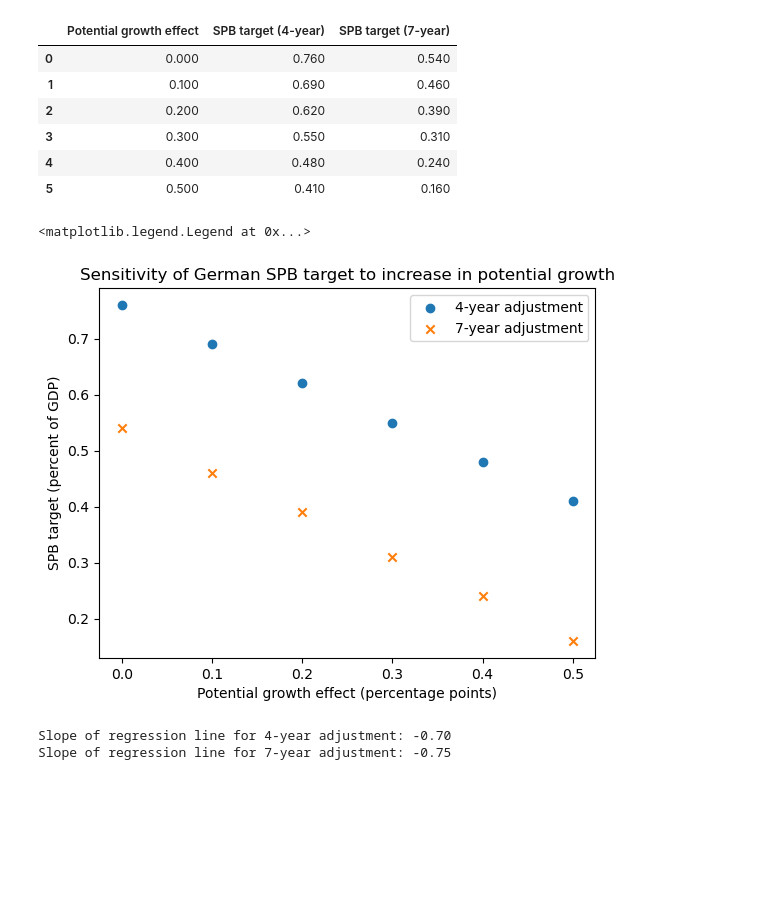
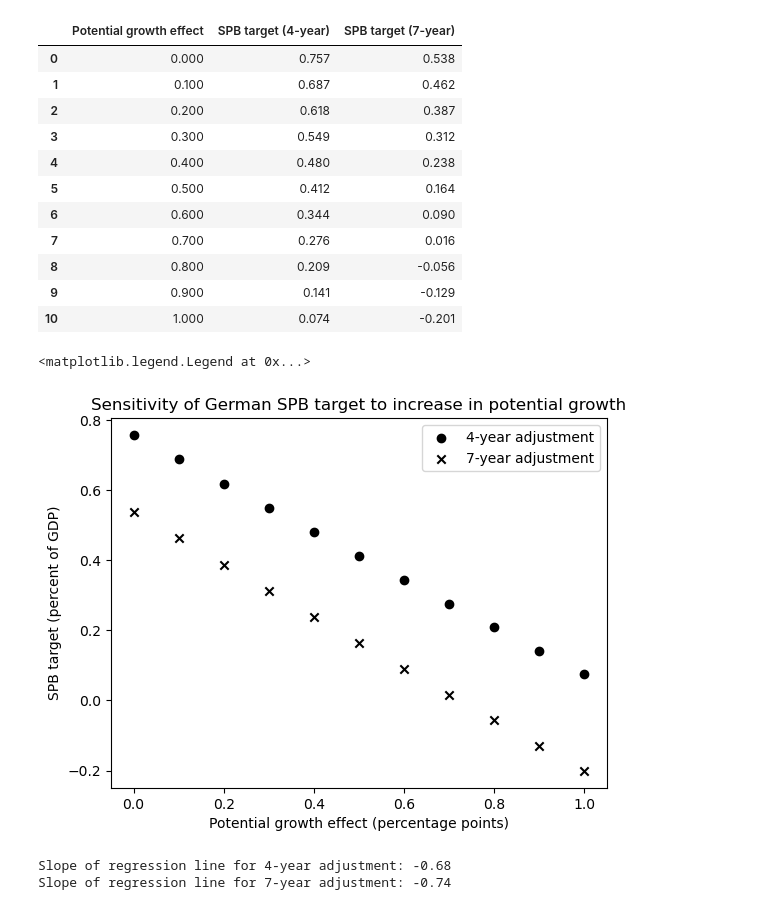
Before and after one commit to lennardwelslau/eu-debt-sustainability-analysis, a Jupyter notebook: code/exercises/potential_growth_effect.ipynb, the cells around one changed output. Saved outputs shown, nothing was run; the diff lists cells and outputs as text; code cells hidden in the pictures; blank space fills up the shorter version.

```diff
--- a/code/exercises/potential_growth_effect.ipynb
+++ b/code/exercises/potential_growth_effect.ipynb
@@ -26,22 +23,26 @@ The autoreload extension is already loaded. To reload it, use:
 # %%
-# initialize results_dict and loop through adjustment periods and rg_adj values
-results_dict = {}
+# initialize target_dict and loop through adjustment periods and rg_adj values
+target_dict = {}
+rg_dict = {}
 for period in [4,7]:
-    results_dict[period] = {}
-    for rg_adj in np.linspace(0,0.5,6):
+    target_dict[period] = {}
+    for rg_adj in np.linspace(0,1,11):
 
         # initialize DSA model for Germany
         model = dsa('DEU', adjustment_period=period)
 
-        # adjust potential GDP growth, re-project GDP to adjust output gap
+        # adjust potential GDP growth
         for t in range(1, model.projection_period):
             model.rg_pot[t] += rg_adj
             model.rgdp_pot[t] = model.rgdp_pot[t - 1] * (1 + model.rg_pot[t] / 100)
         model.rg_pot_bl = model.rg_pot.copy()
         model.rgdp_pot_bl = model.rgdp_pot.copy()
-        model._project_gdp()
+        model._project_gdp() # recalculate GDP and output gap
+        rg_dict[rg_adj] = model.rg_pot.copy()
 
         # calculate adjustment requirements and save results
-        model.find_spb_binding(edp=False)
-        results_dict[period][rg_adj] = model.spb_target_dict
+        model.find_spb_binding(edp=False, print_results=False)
+        target = model.spb_target_dict['binding']
+        target_dict[period][rg_adj] = target
+        print(f'Period: {period}, rg_adj: {rg_adj:.2f}, target: {target:.2f}')
 # %% [output]
@@ -64,0 +66,11 @@ net_expenditure_growth      3.2  , 3.128, 3.211, 3.32 , 3.358, 3.396, 3.434
+# %%
+# Sort the dictionary items by key
+plt.figure()
+for i, (rg_adj, rg_pot) in enumerate(rg_dict.items()):
+    plt.plot(range(2024, 2071), rg_pot, label=f'{rg_adj:.1f}',
+             alpha=(1 - i * 0.09), color='black')
+plt.title('Potential growth scenarios')
+plt.xlabel('Year')
+plt.ylabel('Potential growth rate')
+plt.legend(loc='upper left', bbox_to_anchor=(1, 1), title='Increase from baseline')
+plt.tight_layout()
@@ -65,37 +79,42 @@ net_expenditure_growth      3.2  , 3.128, 3.211, 3.32 , 3.358, 3.396, 3.434
 # %%
-# Create DataFrame with results in two columns
+# Create DataFrame with results
 results_df = pd.DataFrame.from_dict(
-    {period: {rg_adj: results_dict[period][rg_adj]['binding'] for rg_adj in results_dict[period]} for period in results_dict},
+    {period: {rg_adj: target_dict[period][rg_adj] for rg_adj in target_dict[period]} for period in target_dict},
     orient='index'
-).T.reset_index().round(2)
+).T.reset_index().round(3)
 results_df.columns = ['Potential growth effect', 'SPB target (4-year)', 'SPB target (7-year)']
 results_df
 # %% [output]
 |  | Potential growth effect | SPB target (4-year) | SPB target (7-year) |
-| 0 | 0.000 | 0.760 | 0.540 |
-| 1 | 0.100 | 0.690 | 0.460 |
-| 2 | 0.200 | 0.620 | 0.390 |
-| 3 | 0.300 | 0.550 | 0.310 |
-| 4 | 0.400 | 0.480 | 0.240 |
-| 5 | 0.500 | 0.410 | 0.160 |
+| 0 | 0.000 | 0.757 | 0.538 |
+| 1 | 0.100 | 0.687 | 0.462 |
+| 2 | 0.200 | 0.618 | 0.387 |
+| 3 | 0.300 | 0.549 | 0.312 |
+| 4 | 0.400 | 0.480 | 0.238 |
+| 5 | 0.500 | 0.412 | 0.164 |
+| 6 | 0.600 | 0.344 | 0.090 |
+| 7 | 0.700 | 0.276 | 0.016 |
+| 8 | 0.800 | 0.209 | -0.056 |
+| 9 | 0.900 | 0.141 | -0.129 |
+| 10 | 1.000 | 0.074 | -0.201 |
 # %%
-# plot results_df in one scatter plot
+# plot results
 plt.figure()
-plt.scatter(results_df['Potential growth effect'], results_df['SPB target (4-year)'], label='4-year adjustment', marker='o')
-plt.scatter(results_df['Potential growth effect'], results_df['SPB target (7-year)'], label='7-year adjustment', marker='x')
+plt.scatter(results_df['Potential growth effect'], results_df['SPB target (4-year)'], label='4-year adjustment', marker='o', color='black')
+plt.scatter(results_df['Potential growth effect'], results_df['SPB target (7-year)'], label='7-year adjustment', marker='x', color='black')
 plt.title('Sensitivity of German SPB target to increase in potential growth')
 plt.xlabel('Potential growth effect (percentage points)')
 plt.ylabel('SPB target (percent of GDP)')
 plt.legend()
 # %% [output]
 <matplotlib.legend.Legend at 0x...>
-[figure, old version]
+[figure, new version]
 # %%
-# slope of linear regression line
+# calculate slope of adjustment effect
 slope_4 = np.polyfit(results_df['Potential growth effect'], results_df['SPB target (4-year)'], 1)[0]
 slope_7 = np.polyfit(results_df['Potential growth effect'], results_df['SPB target (7-year)'], 1)[0]
 print(f"Slope of regression line for 4-year adjustment: {slope_4:.2f}")
 print(f"Slope of regression line for 7-year adjustment: {slope_7:.2f}")
 # %% [output]
-Slope of regression line for 4-year adjustment: -0.70
-Slope of regression line for 7-year adjustment: -0.75
+Slope of regression line for 4-year adjustment: -0.68
+Slope of regression line for 7-year adjustment: -0.74
```
Also changed, not shown: parts of 4 cells of this notebook.
